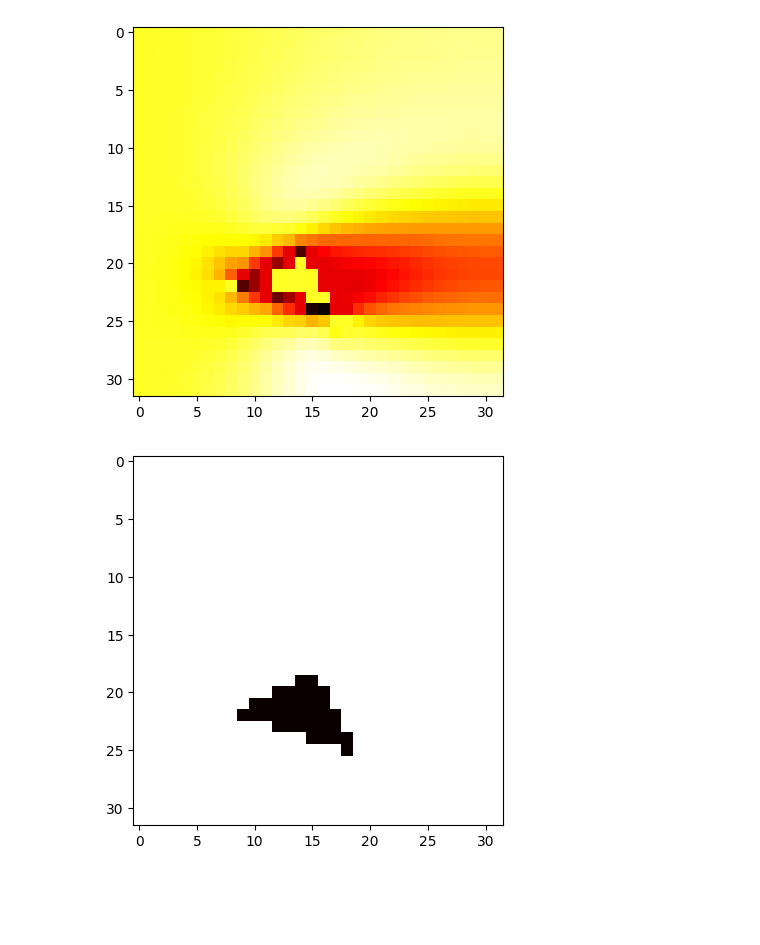
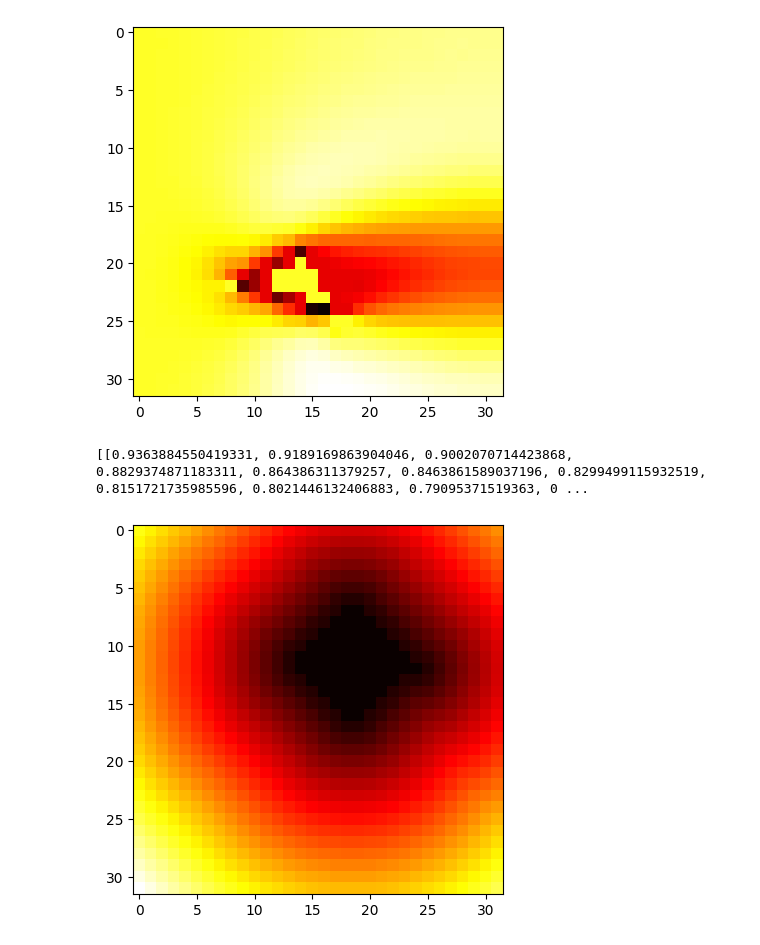
Before and after one commit to DSSTUDI/CNN-Fluid-Simulation, a Jupyter notebook: DataProcessing.ipynb, the cells around one changed output. Cells and saved outputs as stored; diff of their text form; code cells hidden in the pictures; blank space fills up the shorter version.

```diff
--- a/DataProcessing.ipynb
+++ b/DataProcessing.ipynb
@@ -72,10 +73,41 @@ plt.imshow(data, cmap='hot', interpolation='nearest')
 plt.show()
 # %% [output]
 [figure]
+# %%
+def create_signed_distance_field(shape_array):
+    # Create a mask for the inside and outside of the shape
+    inside_mask = shape_array == -1
+    outside_mask = shape_array == 0
+
+    # Compute the distance transform for both the inside and outside
+    distance_inside = distance_transform_edt(inside_mask)
+    distance_outside = distance_transform_edt(outside_mask)
+
+    # Create the signed distance field
+    signed_distance_field = distance_outside - distance_inside
+
+    # Normalize the signed distance field
+    max_distance = np.max(np.abs(signed_distance_field))
+    if max_distance > 0:
+        signed_distance_field = signed_distance_field / max_distance
+
+    # Set the values inside the original shape to 0
+    signed_distance_field[inside_mask] = 0
+
+    return signed_distance_field
+
+sdf_shapes = []
+for shape in clean_shapes:
+    signed_distance_field = create_signed_distance_field(shape.astype(float))
+    sdf_shapes.append(signed_distance_field)
+
+print(sdf_shapes[55].tolist())
+# %% [output]
+[[0.9363884550419331, 0.9189169863904046, 0.9002070714423868, 0.8829374871183311, 0.864386311379257, 0.8463861589037196, 0.8299499115932519, 0.8151721735985596, 0.8021446132406883, 0.79095371519363, 0 ...
 # %%
-shape_data = clean_shapes[55].values.tolist()
+shape_data = sdf_shapes[221].tolist()
 shape_data = np.array(shape_data).astype(float)
 plt.imshow(shape_data, cmap='hot', interpolation='nearest')
 plt.show()
 # %% [output]
-[figure, old version]
+[figure, new version]
```
Also changed, not shown: parts of 1 cell of this notebook, 1 other file.
